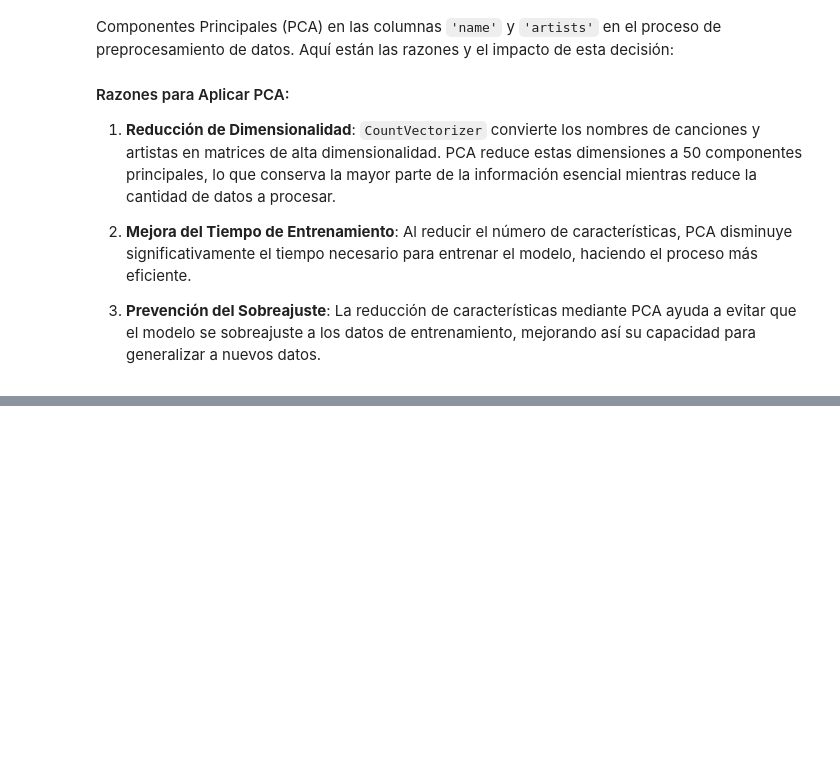
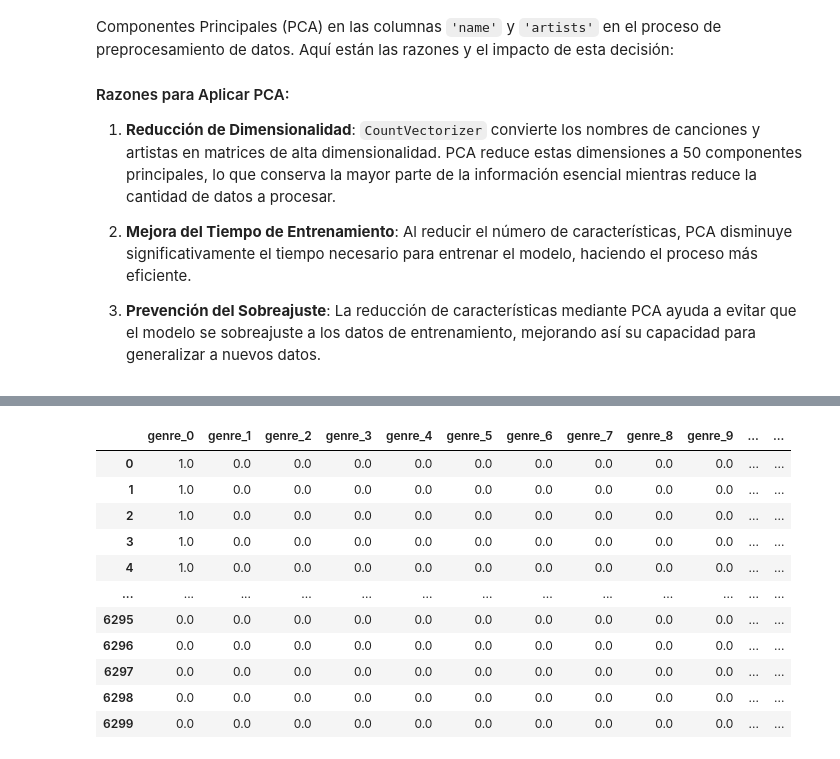
Before and after one commit to caceresjuancruz/machine_learning_tp1, a Jupyter notebook: tp1.ipynb, the cells around one changed output, grey strips where cells are left out. Saved outputs shown, nothing was run; the diff lists cells and outputs as text; code cells hidden in the pictures; blank space fills up the shorter version.

```diff
--- a/tp1.ipynb
+++ b/tp1.ipynb
@@ -415,3 +421,21 @@ plt.xticks(rotation=0)
 plt.show()
 # %% [output]
 [figure]
+# %%
+'''import pandas as pd
+import matplotlib.pyplot as plt
+
+# Datos simulados para la distribución de 'popularity_category'
+data = {
+    'popularity_category': ['Baja', 'Media', 'Alta'],
+    'counts': [5135, 998, 167]
+}
+
+# Crear DataFrame
+df = pd.DataFrame(data)
+
+# Crear una gráfica circular
+plt.figure(figsize=(8, 8))
+plt.pie(df['counts'], labels=df['popularity_category'], autopct='%1.1f%%', colors=['skyblue', 'lightgreen', 'salmon'])
+plt.title('Distribución de la Variable de Salida: popularity_category (Gráfica Circular)')
+plt.show()'''
@@ -1351,0 +1243,64 @@ df.sample(5)
+# %%
+# Mapper sin feature engineering
+mapper = DataFrameMapper([
+    (['genre'], OneHotEncoder()),
+    ('name', Pipeline([
+        ('vectorizer', CountVectorizer()),
+        ('pca', PCA(n_components=50))
+    ])),
+    ('artists', Pipeline([
+        ('vectorizer', CountVectorizer()),
+        ('pca', PCA(n_components=50))
+    ])),
+    (['duration_ms'], StandardScaler()),
+    ('explicit', None),
+], df_out=True)
+
+mapper.fit_transform(df)
+
+# Mapper sin feature engineering
+mapper_sin_PCA = DataFrameMapper([
+    (['genre'], OneHotEncoder()),
+    ('name', Pipeline([
+        ('vectorizer', CountVectorizer()),
+    ])),
+    ('artists', Pipeline([
+        ('vectorizer', CountVectorizer()),
+    ])),
+    (['duration_ms'], StandardScaler()),
+    ('explicit', None),
+], df_out=True)
+
+mapper_sin_PCA.fit_transform(df)
+
+# Mapper con feature engineering
+mapper_fe = DataFrameMapper([
+    (['genre'], OneHotEncoder()),
+    ('name', Pipeline([
+        ('vectorizer', CountVectorizer()),
+        ('pca', PCA(n_components=50))
+    ])),
+    ('artists', Pipeline([
+        ('vectorizer', CountVectorizer()),
+        ('pca', PCA(n_components=50))
+    ])),
+    (['duration_ms'], StandardScaler()),
+    ('explicit', None),
+    (['duration_category'], OneHotEncoder()),
+    (['genre_avg_popularity'], StandardScaler()),
+], df_out=True)
+
+mapper_fe.fit_transform(df)
+# %% [output]
+|  | genre_0 | genre_1 | genre_2 | genre_3 | genre_4 | genre_5 | genre_6 | genre_7 | genre_8 | genre_9 | ... | ... |
+| 0 | 1.0 | 0.0 | 0.0 | 0.0 | 0.0 | 0.0 | 0.0 | 0.0 | 0.0 | 0.0 | ... | ... |
+| 1 | 1.0 | 0.0 | 0.0 | 0.0 | 0.0 | 0.0 | 0.0 | 0.0 | 0.0 | 0.0 | ... | ... |
+| 2 | 1.0 | 0.0 | 0.0 | 0.0 | 0.0 | 0.0 | 0.0 | 0.0 | 0.0 | 0.0 | ... | ... |
+| 3 | 1.0 | 0.0 | 0.0 | 0.0 | 0.0 | 0.0 | 0.0 | 0.0 | 0.0 | 0.0 | ... | ... |
+| 4 | 1.0 | 0.0 | 0.0 | 0.0 | 0.0 | 0.0 | 0.0 | 0.0 | 0.0 | 0.0 | ... | ... |
+| ... | ... | ... | ... | ... | ... | ... | ... | ... | ... | ... | ... | ... |
+| 6295 | 0.0 | 0.0 | 0.0 | 0.0 | 0.0 | 0.0 | 0.0 | 0.0 | 0.0 | 0.0 | ... | ... |
+| 6296 | 0.0 | 0.0 | 0.0 | 0.0 | 0.0 | 0.0 | 0.0 | 0.0 | 0.0 | 0.0 | ... | ... |
+| 6297 | 0.0 | 0.0 | 0.0 | 0.0 | 0.0 | 0.0 | 0.0 | 0.0 | 0.0 | 0.0 | ... | ... |
+| 6298 | 0.0 | 0.0 | 0.0 | 0.0 | 0.0 | 0.0 | 0.0 | 0.0 | 0.0 | 0.0 | ... | ... |
+| 6299 | 0.0 | 0.0 | 0.0 | 0.0 | 0.0 | 0.0 | 0.0 | 0.0 | 0.0 | 0.0 | ... | ... |
```
Also changed, not shown: parts of 61 cells of this notebook.
